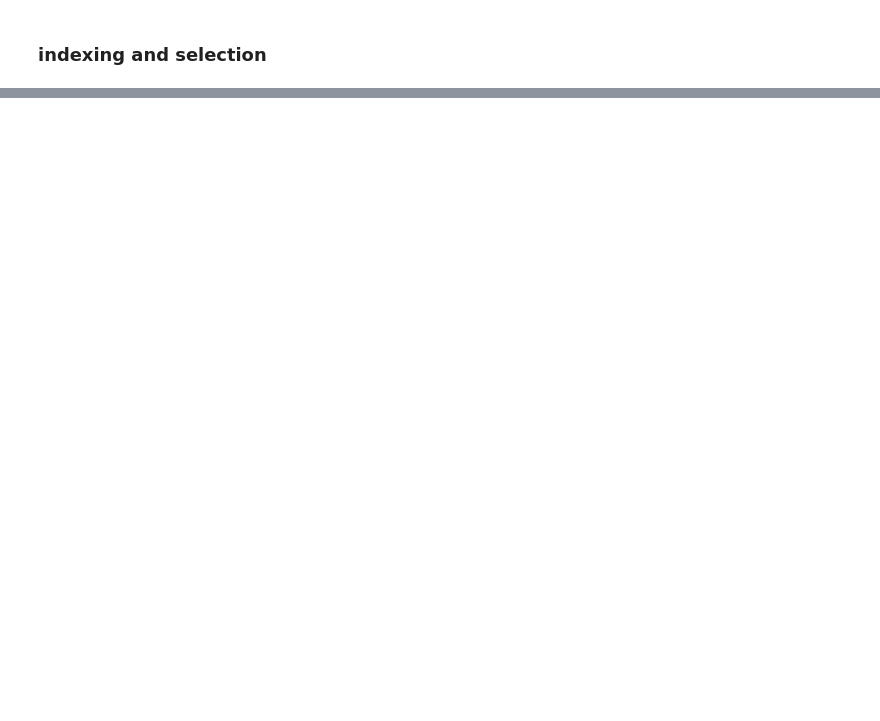
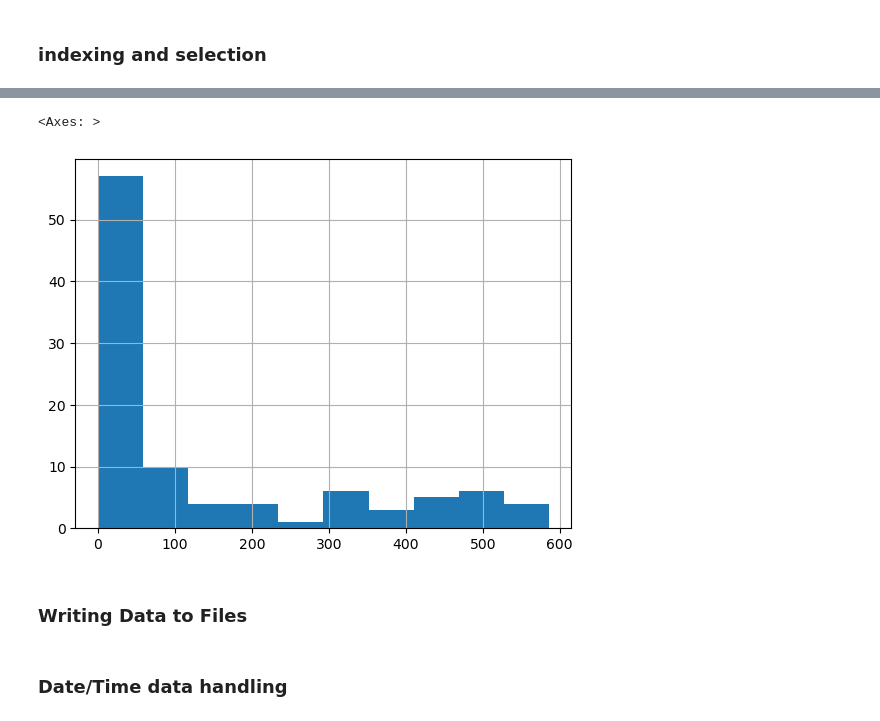
Before and after one commit to loris-fab/Project-ADA, a Jupyter notebook: ADA-Summury/Pandas overview.ipynb, the cells around one changed output, grey strips where cells are left out. Saved outputs shown, nothing was run; the diff lists cells and outputs as text; code cells hidden in the pictures; blank space fills up the shorter version.

```diff
--- a/ADA-Summury/Pandas overview.ipynb
+++ b/ADA-Summury/Pandas overview.ipynb
@@ -134,0 +189,7 @@ FileNotFoundError: [Errno 2] No such file or directory: 'Data/baseball.csv'
+# %%
+baseball['ab'].hist()
+# %% [output]
+<Axes: >
+[figure, added]
+# %% [markdown]
+### Writing Data to Files
@@ -134,0 +199,2 @@ FileNotFoundError: [Errno 2] No such file or directory: 'Data/baseball.csv'
+# %% [markdown]
+### Date/Time data handling
```
Also changed, not shown: parts of 28 cells of this notebook.
